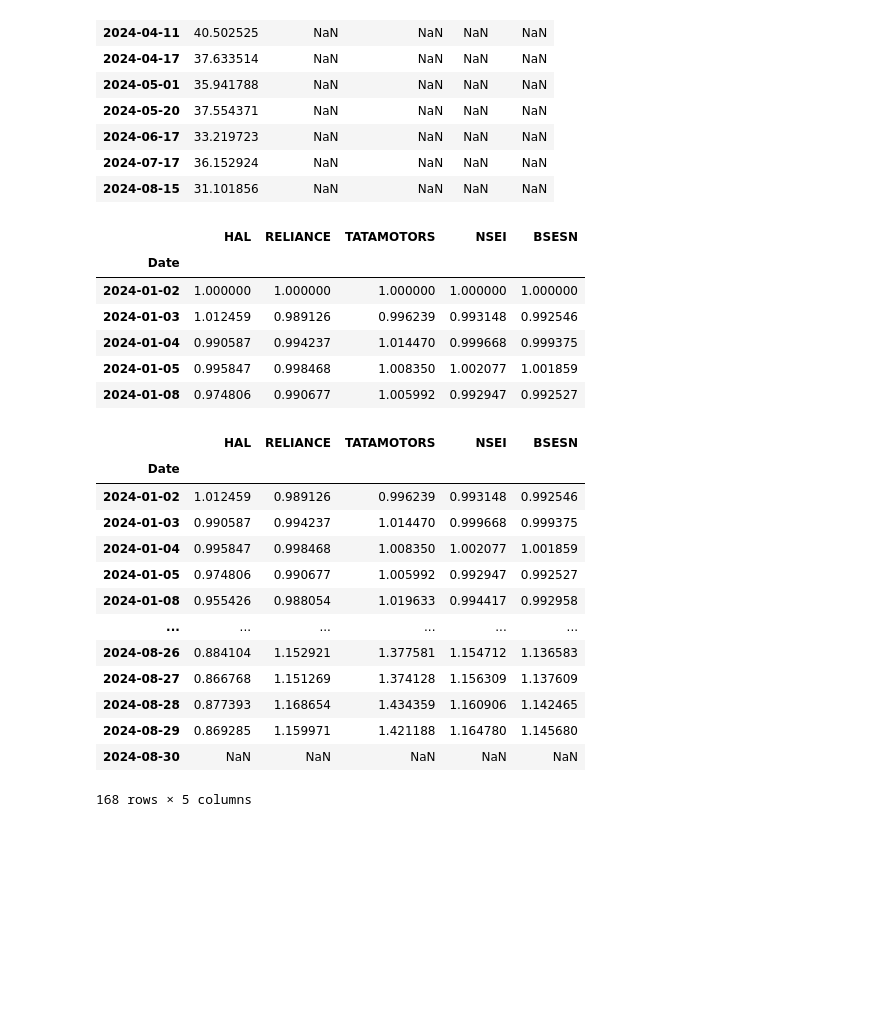
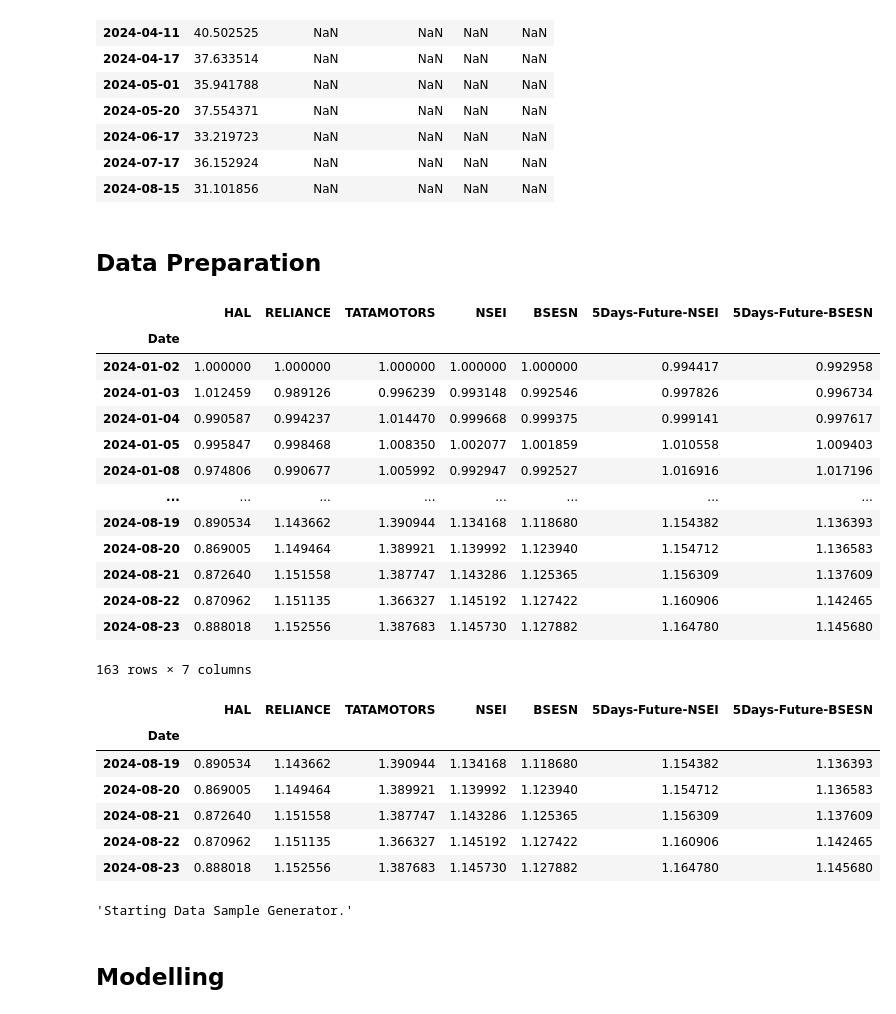
Before and after one commit to itsayushthada/ML-Overview-2024, a Jupyter notebook: Scratch-ML/04_Attention_from_Scratch.ipynb, the cells around one changed output. Drawn from its saved outputs; the diff is of its cells as text; code cells hidden in the pictures; blank space fills up the shorter version.

Commit message:
Created Data Generator

```diff
--- a/Scratch-ML/04_Attention_from_Scratch.ipynb
+++ b/Scratch-ML/04_Attention_from_Scratch.ipynb
@@ -83,36 +85,42 @@ nulls
 null_idx = [df.index.get_loc(x) for x in sorted(nulls.index)]
 
 # Filling Nulls With Average of Previous and Next Availabel Value
-for idx in nulls.index:
+for idx in null_idx:
     df.iloc[idx, 1:] = (df.iloc[idx-1, 1:] + df.iloc[idx+1, 1:])/2
+# %% [markdown]
+## Data Preparation
 # %%
 # Normalize Data [Scale Down]
 norm_factor = df.iloc[0]
 df = df/df.iloc[0]
 
-df.head()
+# Creating Lag for Indices.
+df[['5Days-Future-NSEI', '5Days-Future-BSESN']] = df[['NSEI', 'BSESN']].shift(-5)
+df.dropna(inplace=True)
+
+df
 # %% [output]
-|  | HAL | RELIANCE | TATAMOTORS | NSEI | BSESN |
-| Date |  |  |  |  |  |
-| 2024-01-02 | 1.000000 | 1.000000 | 1.000000 | 1.000000 | 1.000000 |
-| 2024-01-03 | 1.012459 | 0.989126 | 0.996239 | 0.993148 | 0.992546 |
-| 2024-01-04 | 0.990587 | 0.994237 | 1.014470 | 0.999668 | 0.999375 |
-| 2024-01-05 | 0.995847 | 0.998468 | 1.008350 | 1.002077 | 1.001859 |
-| 2024-01-08 | 0.974806 | 0.990677 | 1.005992 | 0.992947 | 0.992527 |
+|  | HAL | RELIANCE | TATAMOTORS | NSEI | BSESN | 5Days-Future-NSEI | 5Days-Future-BSESN |
+| Date |  |  |  |  |  |  |  |
+| 2024-01-02 | 1.000000 | 1.000000 | 1.000000 | 1.000000 | 1.000000 | 0.994417 | 0.992958 |
+| 2024-01-03 | 1.012459 | 0.989126 | 0.996239 | 0.993148 | 0.992546 | 0.997826 | 0.996734 |
+| 2024-01-04 | 0.990587 | 0.994237 | 1.014470 | 0.999668 | 0.999375 | 0.999141 | 0.997617 |
+| 2024-01-05 | 0.995847 | 0.998468 | 1.008350 | 1.002077 | 1.001859 | 1.010558 | 1.009403 |
+| 2024-01-08 | 0.974806 | 0.990677 | 1.005992 | 0.992947 | 0.992527 | 1.016916 | 1.017196 |
+| ... | ... | ... | ... | ... | ... | ... | ... |
+| 2024-08-19 | 0.890534 | 1.143662 | 1.390944 | 1.134168 | 1.118680 | 1.154382 | 1.136393 |
+| 2024-08-20 | 0.869005 | 1.149464 | 1.389921 | 1.139992 | 1.123940 | 1.154712 | 1.136583 |
+| 2024-08-21 | 0.872640 | 1.151558 | 1.387747 | 1.143286 | 1.125365 | 1.156309 | 1.137609 |
+| 2024-08-22 | 0.870962 | 1.151135 | 1.366327 | 1.145192 | 1.127422 | 1.160906 | 1.142465 |
+| 2024-08-23 | 0.888018 | 1.152556 | 1.387683 | 1.145730 | 1.127882 | 1.164780 | 1.145680 |
+163 rows × 7 columns
-# %%
-df.shift(-1)
-# %% [output]
-|  | HAL | RELIANCE | TATAMOTORS | NSEI | BSESN |
-| Date |  |  |  |  |  |
-| 2024-01-02 | 1.012459 | 0.989126 | 0.996239 | 0.993148 | 0.992546 |
-| 2024-01-03 | 0.990587 | 0.994237 | 1.014470 | 0.999668 | 0.999375 |
-| 2024-01-04 | 0.995847 | 0.998468 | 1.008350 | 1.002077 | 1.001859 |
-| 2024-01-05 | 0.974806 | 0.990677 | 1.005992 | 0.992947 | 0.992527 |
-| 2024-01-08 | 0.955426 | 0.988054 | 1.019633 | 0.994417 | 0.992958 |
-| ... | ... | ... | ... | ... | ... |
-| 2024-08-26 | 0.884104 | 1.152921 | 1.377581 | 1.154712 | 1.136583 |
-| 2024-08-27 | 0.866768 | 1.151269 | 1.374128 | 1.156309 | 1.137609 |
-| 2024-08-28 | 0.877393 | 1.168654 | 1.434359 | 1.160906 | 1.142465 |
-| 2024-08-29 | 0.869285 | 1.159971 | 1.421188 | 1.164780 | 1.145680 |
-| 2024-08-30 | NaN | NaN | NaN | NaN | NaN |
-168 rows × 5 columns
+# %%
+df.iloc[158:158+5]
+# %% [output]
+|  | HAL | RELIANCE | TATAMOTORS | NSEI | BSESN | 5Days-Future-NSEI | 5Days-Future-BSESN |
+| Date |  |  |  |  |  |  |  |
+| 2024-08-19 | 0.890534 | 1.143662 | 1.390944 | 1.134168 | 1.118680 | 1.154382 | 1.136393 |
+| 2024-08-20 | 0.869005 | 1.149464 | 1.389921 | 1.139992 | 1.123940 | 1.154712 | 1.136583 |
+| 2024-08-21 | 0.872640 | 1.151558 | 1.387747 | 1.143286 | 1.125365 | 1.156309 | 1.137609 |
+| 2024-08-22 | 0.870962 | 1.151135 | 1.366327 | 1.145192 | 1.127422 | 1.160906 | 1.142465 |
+| 2024-08-23 | 0.888018 | 1.152556 | 1.387683 | 1.145730 | 1.127882 | 1.164780 | 1.145680 |
@@ -118,0 +152,7 @@ df.shift(-1)
+# %%
+data_gen = get_sample()
+next(data_gen)
+# %% [output]
+'Starting Data Sample Generator.'
+# %% [markdown]
+## Modelling
```
Also changed, not shown: parts of 3 cells of this notebook.
